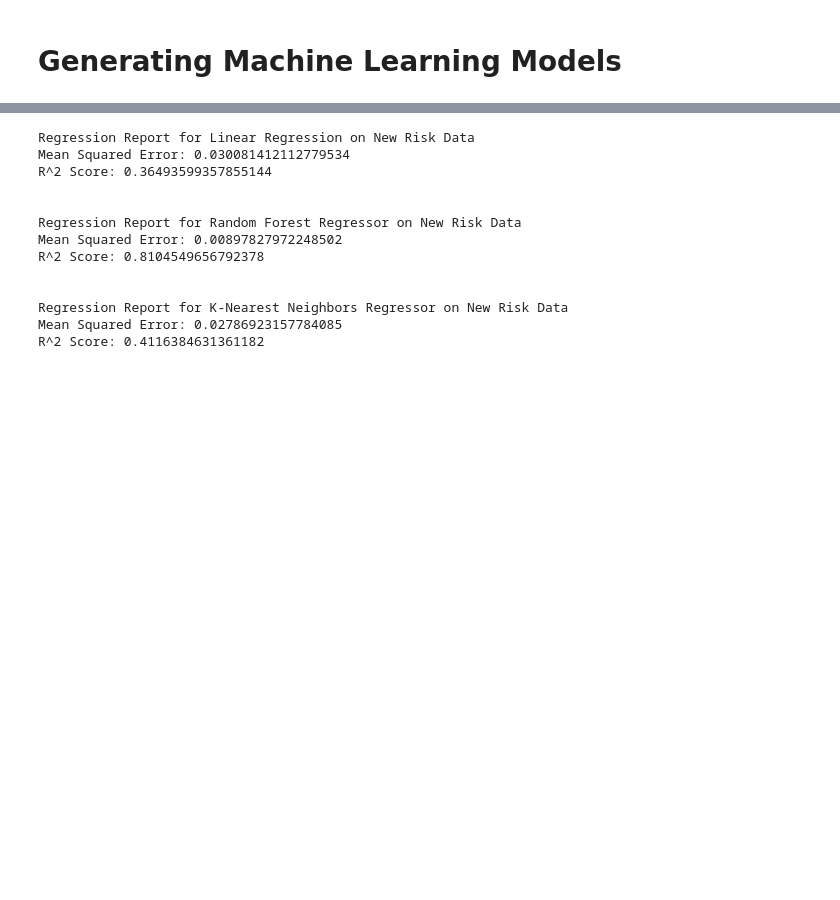
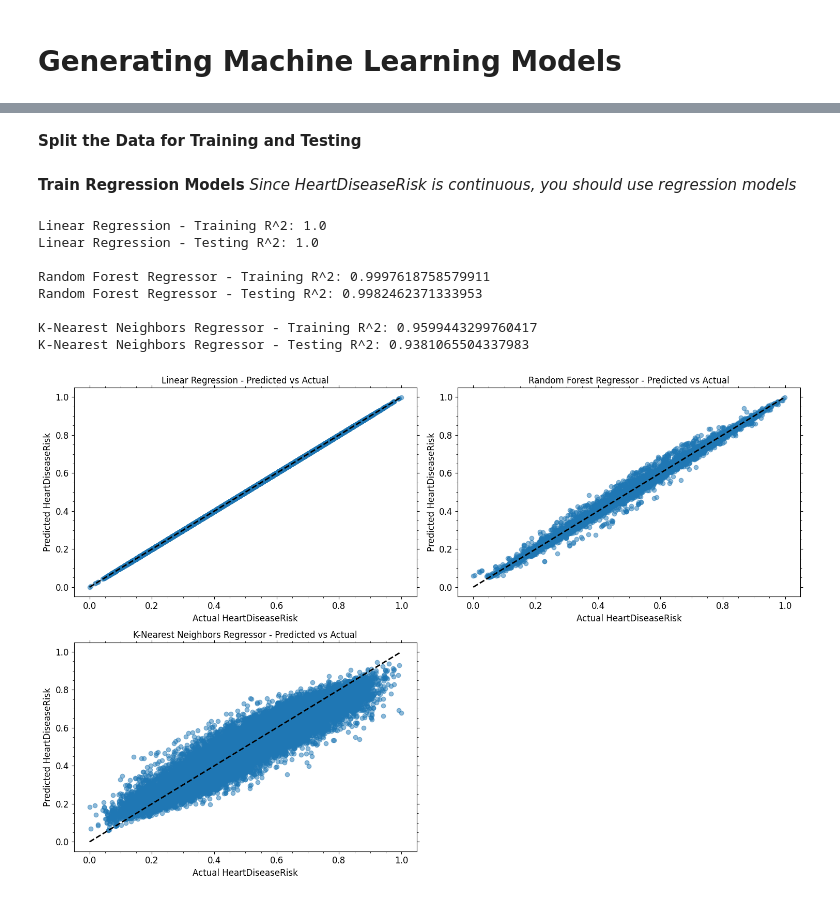
Before and after one commit to akhilnazim0/Data-Science-Project, a Jupyter notebook: Data_Science_Project_.ipynb, the cells around one changed output, grey strips where cells are left out. Saved outputs shown, nothing was run; the diff lists cells and outputs as text; code cells hidden in the pictures; blank space fills up the shorter version.

```diff
--- a/Data_Science_Project_.ipynb
+++ b/Data_Science_Project_.ipynb
@@ -763,30 +664,55 @@ weighted avg       0.96      0.97      0.96     76104
+# %% [markdown]
+**Split the Data for Training and Testing**
+# %%
+# Define the new features and target variable
+X_new = df_f_encoded.drop(columns=['HeartDiseaseorAttack', 'HeartDiseaseRisk'])  # Drop old target
+y_new = df_f_encoded['HeartDiseaseRisk']  # New continuous target
+
+# Split the data into training and testing sets
+X_train_new, X_test_new, y_train_new, y_test_new = train_test_split(X_new, y_new, test_size=0.3, random_state=10)
+# %% [markdown]
+**Train Regression Models**
+*Since HeartDiseaseRisk is continuous, you should use regression models*
 # %%
-# Define regression models
-reg_models = {
+# Define the regression models
+models_regression = {
     "Linear Regression": LinearRegression(),
     "Random Forest Regressor": RandomForestRegressor(),
     "K-Nearest Neighbors Regressor": KNeighborsRegressor(),
 }
 
-for model_name, model in reg_models.items():
+# Train the models
+for model_name, model in models_regression.items():
     model.fit(X_train_new, y_train_new)
-    y_pred_new = model.predict(X_test_new)
+    y_pred_train = model.predict(X_train_new)
+    y_pred_test = model.predict(X_test_new)
 
-    print(f"Regression Report for {model_name} on New Risk Data")
-    print(f"Mean Squared Error: {mean_squared_error(y_test_new, y_pred_new)}")
-    print(f"R^2 Score: {r2_score(y_test_new, y_pred_new)}")
-    print("\n")
+    # You can print or store predictions for further analysis
+    print(f"{model_name} - Training R^2: {model.score(X_train_new, y_train_new)}")
+    print(f"{model_name} - Testing R^2: {model.score(X_test_new, y_test_new)}\n")
 # %% [output]
-Regression Report for Linear Regression on New Risk Data
-Mean Squared Error: 0.030081412112779534
-R^2 Score: 0.36493599357855144
+Linear Regression - Training R^2: 1.0
+Linear Regression - Testing R^2: 1.0
 
+Random Forest Regressor - Training R^2: 0.9997618758579911
+Random Forest Regressor - Testing R^2: 0.9982462371333953
 
-Regression Report for Random Forest Regressor on New Risk Data
-Mean Squared Error: 0.00897827972248502
-R^2 Score: 0.8104549656792378
-
-
-Regression Report for K-Nearest Neighbors Regressor on New Risk Data
-Mean Squared Error: 0.02786923157784085
-R^2 Score: 0.4116384631361182
+K-Nearest Neighbors Regressor - Training R^2: 0.9599443299760417
+K-Nearest Neighbors Regressor - Testing R^2: 0.9381065504337983
+# %%
+# Plotting predicted vs actual for each model
+plt.figure(figsize=(15, 10))
+
+for i, (model_name, model) in enumerate(models_regression.items()):
+    plt.subplot(2, 2, i + 1)
+    y_pred_test = model.predict(X_test_new)
+    plt.scatter(y_test_new, y_pred_test, alpha=0.5)
+    plt.plot([y_test_new.min(), y_test_new.max()], [y_test_new.min(), y_test_new.max()], 'k--', lw=2)
+    plt.xlabel('Actual HeartDiseaseRisk')
+    plt.ylabel('Predicted HeartDiseaseRisk')
+    plt.title(f'{model_name} - Predicted vs Actual')
+
+plt.tight_layout()
+plt.show()
+# %% [output]
+[figure, added]
```
Also changed, not shown: parts of 25 cells of this notebook.
